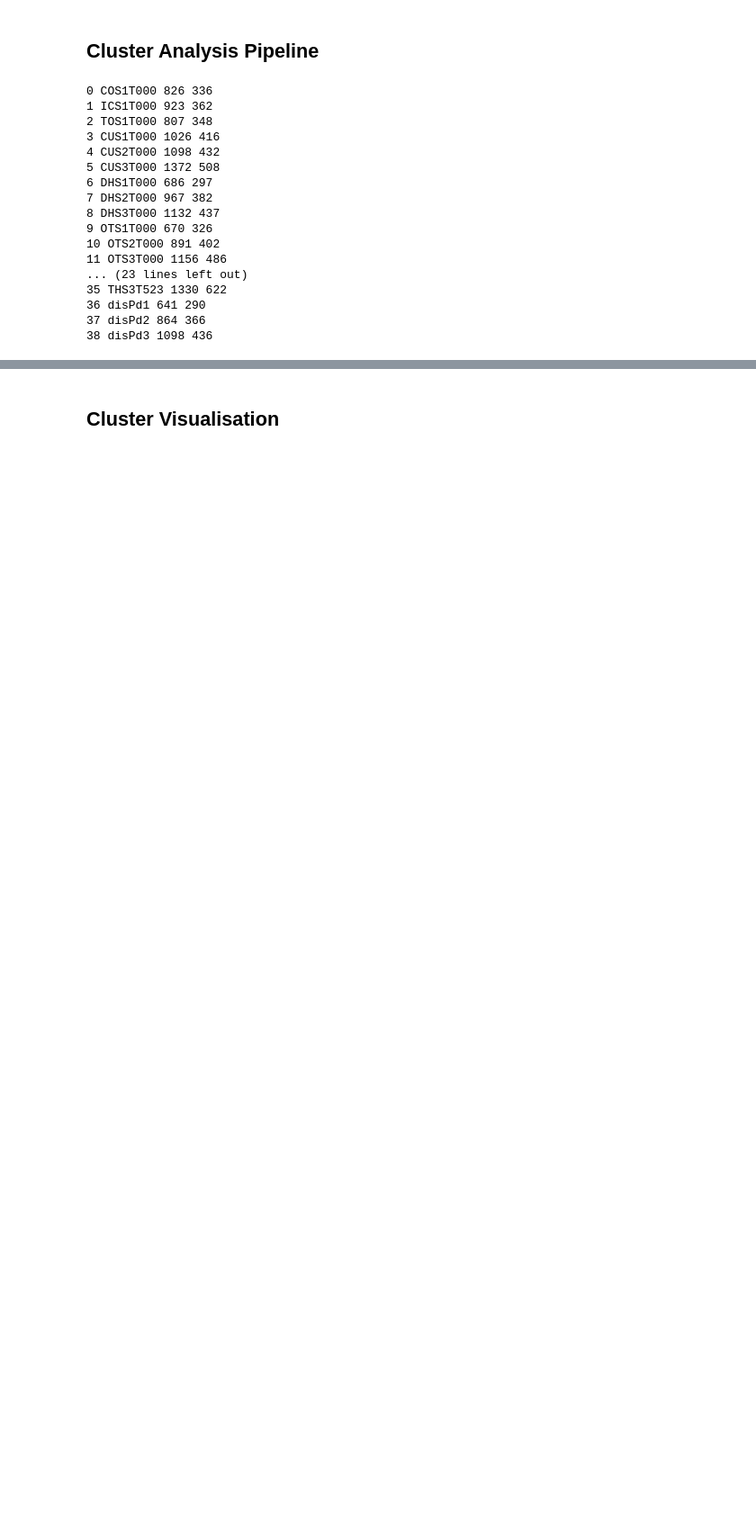
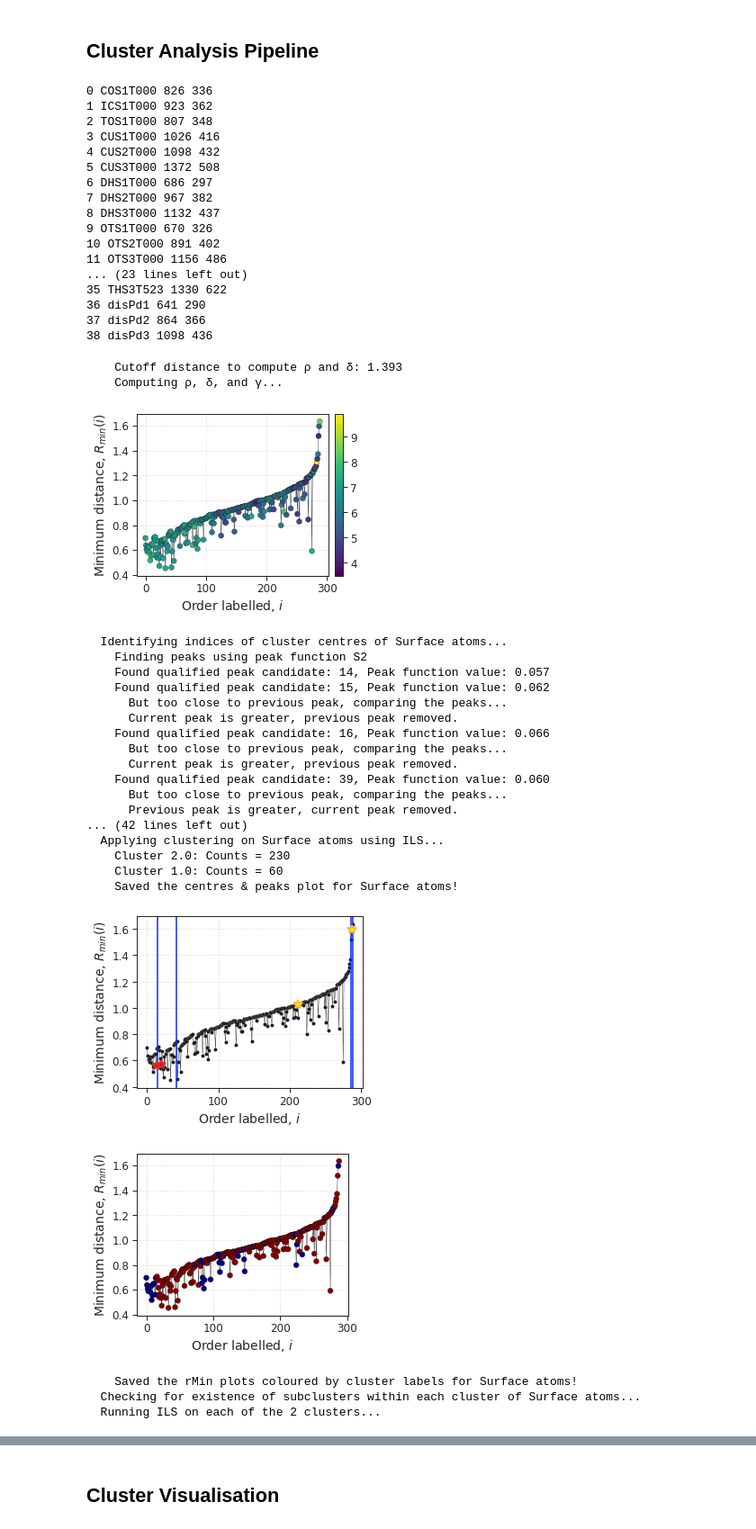
Before and after one commit to Jon-Ting/metal-nanoparticle-surface-atom-labelling, a Jupyter notebook: metal-nanoparticle-surface-atoms-clustering-cluster-analysis.ipynb, the cells around one changed output, grey strips where cells are left out. Shown at 90% size. Saved outputs shown, nothing was run; the diff lists cells and outputs as text; code cells hidden in the pictures; blank space fills up the shorter version.

```diff
--- a/metal-nanoparticle-surface-atoms-clustering-cluster-analysis.ipynb
+++ b/metal-nanoparticle-surface-atoms-clustering-cluster-analysis.ipynb
@@ -1451,57 +1448,82 @@ for i in range(len(testCases)):
 38 disPd3 1098 436
 # %%
 # For debugging
-# verbose = True
-# caseID = 6
-# combID = 0
-# comb = combList[combID]
-# X_template, y_template = dfScaledNoLVHCs[caseID].iloc[:, :-1].copy(), dfScaledNoLVHCs[caseID].iloc[:, -1].copy()
-# X, y = X_template.copy(), y_template.copy()
+verbose = True
+caseID = 36
+combID = 0
+comb = combList[combID]
+X_template, y_template = dfScaledNoLVHCs[caseID].iloc[:, :-1].copy(), dfScaledNoLVHCs[caseID].iloc[:, -1].copy()
+X, y = X_template.copy(), y_template.copy()
 
 # Generate dataset with reduced dimensions
 # Xscaled = pd.DataFrame(MinMaxScaler().fit_transform(X), columns=X.columns)
 # pca = PCA(n_components=PCA_EXP_VAR_THRESHOLD, svd_solver='full').fit(Xscaled)
-
 # allOrSurf = 'All'
 # Xlatent = pd.DataFrame(pca.transform(Xscaled), columns=[f'PC{j}' for j in range(1, pca.n_components_+1)])
 # density, neighDensPoints, scores = calcRhoDeltaGamma(Xlatent, verbose=verbose)
 # scoresIdxs = scores.argsort()[::-1]
 # initL = Xlatent.index[scoresIdxs[0]]
 # newL, orderedL = initILS(X=Xlatent, caseID=caseID, combID=combID, initL=initL, allOrSurf=allOrSurf, figSize=(4.5, 3.5))
 # gammaDF = pd.DataFrame(data=scores, index=Xlatent.index, columns=['gamma'])
 # orderedL = orderedL.join(gammaDF.drop(index=initL))
 # ILSclust, ILSorder, ILSscatter = findClusts(X=Xlatent, caseID=caseID, combID=combID, orderedL=orderedL, allOrSurf=allOrSurf, winSize=50, sigConst=1.2, minClustSize=10, verbose=True)
 # ILSclust.sort_index(inplace=True)
 # ILSclust = pd.DataFrame(ILSclust).join([gammaDF, dfAlls[caseID].loc[Xlatent.index]['gcn']])
 # ILSclust.rename(columns = {'LS': 'cluster'}, inplace=True)
 # subClustCheck(X=Xlatent, caseID=caseID, combID=combID, orderedL=orderedL, ILSclust=ILSclust, scatter=ILSscatter, allOrSurf=allOrSurf, verbose=True)
 # plotGCN(caseID=caseID, combID=combID, ILSclust=ILSclust, scatter=ILSscatter, allOrSurf=allOrSurf, verbose=verbose)
 # SHs, CHs, DBs, SELs, SPCs, SENs = clusterEval(X=Xlatent, ILSclust=ILSclust, caseID=caseID, combID=combID, allOrSurf=allOrSurf, verbose=verbose)
 # for (i, metricDicts) in enumerate([SELs, SPCs, SENs]):
 #     for reactionName in refReactionsDict.keys():
 #         ILSclust[f"{reactionName}{evalMetrics[i]}"] = ILSclust['cluster'].apply(lambda clustLabel: metricDicts[int(clustLabel)-1][reactionName])
 # PCAcomboResDict[combID][f"SH{allOrSurf}"], PCAcomboResDict[combID][f"CH{allOrSurf}"], PCAcomboResDict[combID][f"DB{allOrSurf}"] = SHs, CHs, DBs
 # PCAcomboResDict[combID][f"numClust{allOrSurf}"] = len(ILSclust['cluster'].unique())
 
-# allOrSurf = 'Surface'
-# XsurfScaled = pd.DataFrame(MinMaxScaler().fit_transform(X[y==1]), columns=X.columns)
-# pca = PCA(n_components=PCA_EXP_VAR_THRESHOLD, svd_solver='full').fit(XsurfScaled)
-# XsurfLatent = pd.DataFrame(pca.transform(XsurfScaled), columns=[f'PC{i}' for i in range(1, pca.n_components_+1)], index=X[y==1].index)
-# density, neighDensPoints, scores = calcRhoDeltaGamma(XsurfLatent, verbose=verbose)
-# scoresIdxs = scores.argsort()[::-1]
-# initLsurf = XsurfLatent.index[scoresIdxs[0]]
-# newLsurf, orderedLsurf = initILS(X=XsurfLatent, caseID=caseID, combID=combID, initL=initLsurf, allOrSurf=allOrSurf, figSize=(4.5, 3.5))
-# gammaDF = pd.DataFrame(data=scores, index=XsurfLatent.index, columns=['gamma'])
-# orderedLsurf = orderedLsurf.join(gammaDF.drop(index=initLsurf))
-# ILSclustSurf, ILSorderSurf, ILSscatterSurf = findClusts(X=XsurfLatent, caseID=caseID, combID=combID, orderedL=orderedLsurf, allOrSurf=allOrSurf, winSize=50, sigConst=1.2, minClustSize=10, verbose=verbose)
-# ILSclustSurf.sort_index(inplace=True)
-# ILSclustSurf = pd.DataFrame(ILSclustSurf).join([gammaDF, dfAlls[caseID].loc[XsurfLatent.index]['gcn']])
-# ILSclustSurf.rename(columns = {'LS': 'cluster'}, inplace=True)
-# subClustCheck(X=XsurfLatent, caseID=caseID, combID=combID, orderedL=orderedLsurf, ILSclust=ILSclustSurf, scatter=ILSscatterSurf, allOrSurf=allOrSurf, verbose=True)
-# plotGCN(caseID=caseID, combID=combID, ILSclust=ILSclustSurf, scatter=ILSscatterSurf, allOrSurf=allOrSurf, verbose=verbose)
+allOrSurf = 'Surface'
+XsurfScaled = pd.DataFrame(MinMaxScaler().fit_transform(X[y==1]), columns=X.columns)
+pca = PCA(n_components=PCA_EXP_VAR_THRESHOLD, svd_solver='full').fit(XsurfScaled)
+XsurfLatent = pd.DataFrame(pca.transform(XsurfScaled), columns=[f'PC{i}' for i in range(1, pca.n_components_+1)], index=X[y==1].index)
+density, neighDensPoints, scores = calcRhoDeltaGamma(XsurfLatent, verbose=verbose)
+scoresIdxs = scores.argsort()[::-1]
+initLsurf = XsurfLatent.index[scoresIdxs[0]]
+newLsurf, orderedLsurf = initILS(X=XsurfLatent, caseID=caseID, combID=combID, initL=initLsurf, allOrSurf=allOrSurf, figSize=(4.5, 3.5))
+gammaDF = pd.DataFrame(data=scores, index=XsurfLatent.index, columns=['gamma'])
+orderedLsurf = orderedLsurf.join(gammaDF.drop(index=initLsurf))
+ILSclustSurf, ILSorderSurf, ILSscatterSurf = findClusts(X=XsurfLatent, caseID=caseID, combID=combID, orderedL=orderedLsurf, allOrSurf=allOrSurf, winSize=50, sigConst=1.2, minClustSize=10, verbose=verbose)
+ILSclustSurf.sort_index(inplace=True)
+ILSclustSurf = pd.DataFrame(ILSclustSurf).join([gammaDF, dfAlls[caseID].loc[XsurfLatent.index]['gcn']])
+ILSclustSurf.rename(columns = {'LS': 'cluster'}, inplace=True)
+subClustCheck(X=XsurfLatent, caseID=caseID, combID=combID, orderedL=orderedLsurf, ILSclust=ILSclustSurf, scatter=ILSscatterSurf, allOrSurf=allOrSurf, verbose=True)
+plotGCN(caseID=caseID, combID=combID, ILSclust=ILSclustSurf, scatter=ILSscatterSurf, allOrSurf=allOrSurf, verbose=verbose)
 # SHs, CHs, DBs, SELs, SPCs, SENs = clusterEval(X=XsurfScaled, ILSclust=ILSclustSurf, caseID=caseID, combID=combID, allOrSurf=allOrSurf, verbose=verbose)
 # for (i, metricDicts) in enumerate([SELs, SPCs, SENs]):
 #     for reactionName in refReactionsDict.keys():
 #         ILSclustSurf[f"{reactionName}{evalMetrics[i]}"] = ILSclustSurf['cluster'].apply(lambda clustLabel: metricDicts[int(clustLabel)-1][reactionName])
 # PCAcomboResDict[combID][f"SH{allOrSurf}"], PCAcomboResDict[combID][f"CH{allOrSurf}"], PCAcomboResDict[combID][f"DB{allOrSurf}"] = SHs, CHs, DBs
 # PCAcomboResDict[combID][f"numClust{allOrSurf}"] = len(ILSclustSurf['cluster'].unique())
+# %% [output]
+    Cutoff distance to compute ρ and δ: 1.393
+    Computing ρ, δ, and γ...
+[figure, added]
+  Identifying indices of cluster centres of Surface atoms...
+    Finding peaks using peak function S2
+    Found qualified peak candidate: 14, Peak function value: 0.057
+    Found qualified peak candidate: 15, Peak function value: 0.062
+      But too close to previous peak, comparing the peaks...
+      Current peak is greater, previous peak removed.
+    Found qualified peak candidate: 16, Peak function value: 0.066
+      But too close to previous peak, comparing the peaks...
+      Current peak is greater, previous peak removed.
+    Found qualified peak candidate: 39, Peak function value: 0.060
+      But too close to previous peak, comparing the peaks...
+      Previous peak is greater, current peak removed.
+... (42 lines left out)
+  Applying clustering on Surface atoms using ILS...
+    Cluster 2.0: Counts = 230
+    Cluster 1.0: Counts = 60
+    Saved the centres & peaks plot for Surface atoms!
+[figure, added]
+[figure, added]
+    Saved the rMin plots coloured by cluster labels for Surface atoms!
+  Checking for existence of subclusters within each cluster of Surface atoms...
+  Running ILS on each of the 2 clusters...
```
Also changed, not shown: parts of 5 cells of this notebook, 7 other files.
